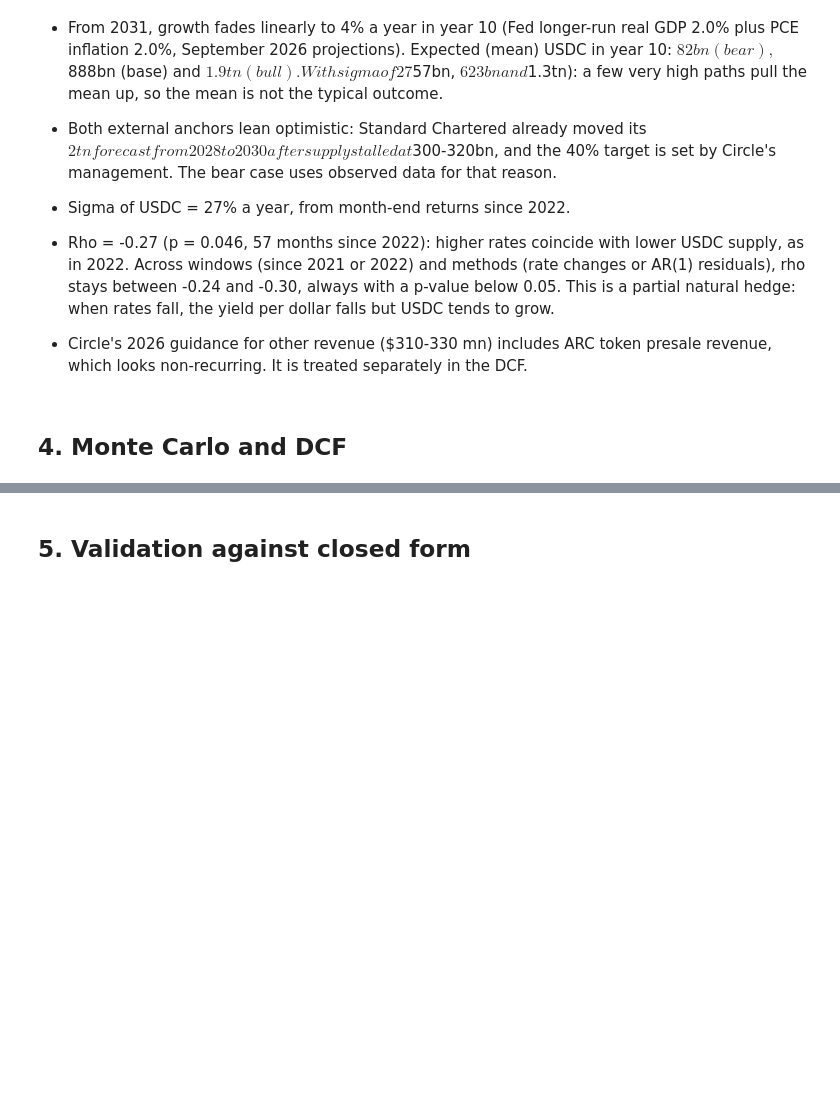
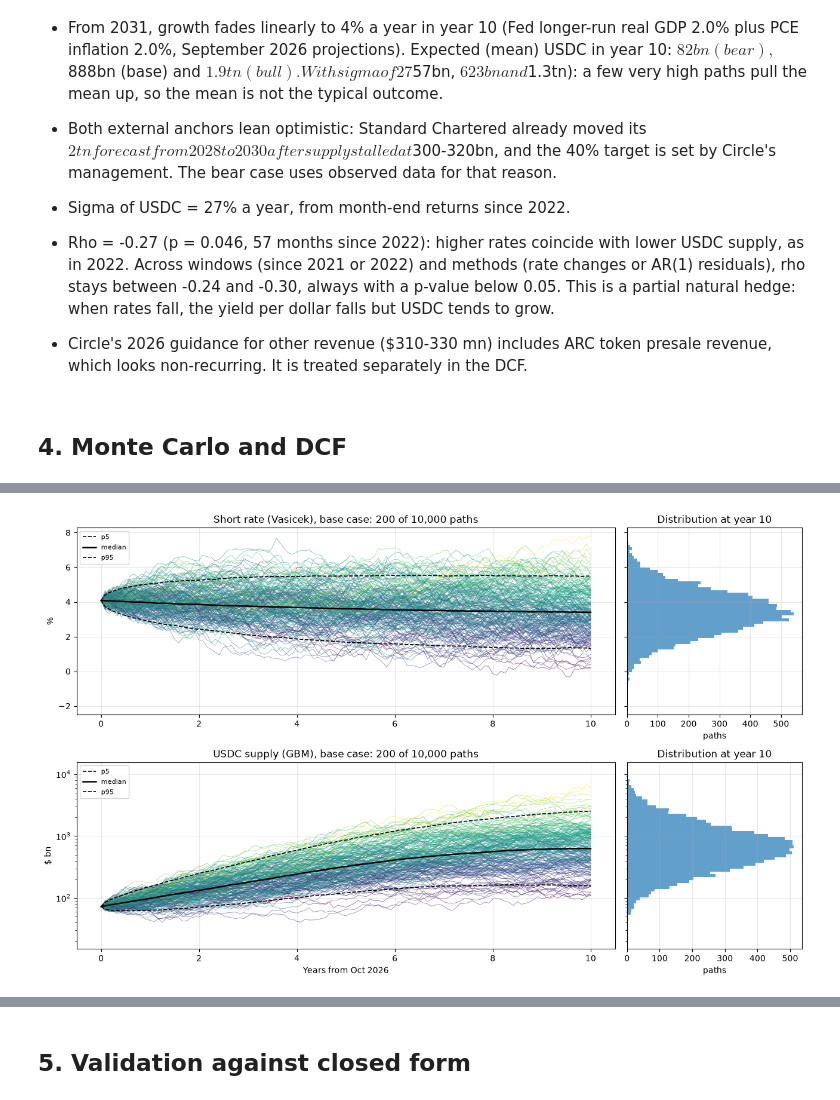
Before and after one commit to ChristopheAbelem/circle-valuation, a Jupyter notebook: notebooks/circle_valuation.ipynb, the cells around one changed output, grey strips where cells are left out. Saved outputs shown, nothing was run; the diff lists cells and outputs as text; code cells hidden in the pictures; blank space fills up the shorter version.

Commit message:
Add section 4.1-4.3: Monte Carlo, cash flows and discount rate

```diff
--- a/notebooks/circle_valuation.ipynb
+++ b/notebooks/circle_valuation.ipynb
@@ -487,0 +488,76 @@ sigma USDC = 0.266 (monthly returns since 2022-01)
+# %%
+N_PATHS = 10_000
+STEPS_PER_YEAR = 12
+n_steps = calib["HORIZON"] * STEPS_PER_YEAR
+dt_sim = 1 / STEPS_PER_YEAR
+times = np.arange(n_steps + 1) * dt_sim  # years from END_DATE
+
+def simulate(rate_case="base", usdc_case="base", n_paths=N_PATHS, seed=42):
+    """Correlated paths of the short rate (Vasicek, exact step) and USDC supply (GBM with time-varying drift, exact step)."""
+    gen = np.random.default_rng(seed)  # fixed seed: same paths every run
+    p = calib["rates"][rate_case]
+    kappa, theta, sig_r = p["kappa"], p["theta"], p["sigma"]
+    sig_s, rho = calib["sigma_usdc"], calib["rho"]
+
+    # Brownian shocks, correlated by Cholesky: z2 = rho * z1 + sqrt(1 - rho^2) * z3
+    z1 = gen.standard_normal((n_paths, n_steps))
+    z3 = gen.standard_normal((n_paths, n_steps))
+    z2 = rho * z1 + np.sqrt(1 - rho**2) * z3
+
+    # Vasicek, exact step: r(t+dt) = theta + (r(t) - theta) * e^(-kappa dt) + sd * z
+    e = np.exp(-kappa * dt_sim)
+    sd_r = sig_r * np.sqrt((1 - e**2) / (2 * kappa))
+    r = np.empty((n_paths, n_steps + 1))
+    r[:, 0] = calib["r0"]
+    for i in range(n_steps):
+        r[:, i + 1] = theta + (r[:, i] - theta) * e + sd_r * z1[:, i]
+
+    # GBM, exact step (Ito): log S rises by (integral of mu over the step) - sigma^2/2 * dt + sigma * sqrt(dt) * z
+    m1 = calib["mu1"][usdc_case]
+    int_mu = np.diff([np.log(expected_usdc(t, m1) / calib["S0"]) for t in times])
+    log_s = np.log(calib["S0"]) + np.cumsum(int_mu - sig_s**2 / 2 * dt_sim + sig_s * np.sqrt(dt_sim) * z2, axis=1)
+    S = np.column_stack([np.full(n_paths, calib["S0"]), np.exp(log_s)])
+    return r, S
+
+r_sim, S_sim = simulate("base", "base")
+
+idx = [STEPS_PER_YEAR * y for y in (1, 5, 10)]
+summary = pd.DataFrame({
+    "rate p5 (%)":   np.percentile(r_sim[:, idx], 5, axis=0) * 100,
+    "rate median (%)": np.median(r_sim[:, idx], axis=0) * 100,
+    "rate p95 (%)":  np.percentile(r_sim[:, idx], 95, axis=0) * 100,
+    "rate < 0 (% of paths)": (r_sim[:, idx] < 0).mean(axis=0) * 100,
+    "USDC p5 ($ bn)":  np.percentile(S_sim[:, idx], 5, axis=0),
+    "USDC median ($ bn)": np.median(S_sim[:, idx], axis=0),
+    "USDC p95 ($ bn)": np.percentile(S_sim[:, idx], 95, axis=0),
+}, index=["year 1", "year 5", "year 10"])
+
+fig, axes = plt.subplots(2, 2, figsize=(13, 8), gridspec_kw={"width_ratios": [4, 1.3]}, sharey="row")
+cmap = plt.get_cmap("viridis")
+n_show = 200  # paths drawn; percentiles use all 10,000
+for row, (data, scale, title, unit, log) in enumerate([
+        (r_sim, 100, "Short rate (Vasicek), base case", "%", False),
+        (S_sim, 1, "USDC supply (GBM), base case", "$ bn", True)]):
+    ax, axh = axes[row]
+    end = np.log(data[:n_show, -1]) if log else data[:n_show, -1]
+    color_pos = (end - end.min()) / (end.max() - end.min())  # colour by where each path ends
+    for i in range(n_show):
+        ax.plot(times, data[i] * scale, lw=0.6, alpha=0.55, color=cmap(color_pos[i]))
+    for q in (5, 50, 95):
+        ax.plot(times, np.percentile(data, q, axis=0) * scale, color="black",
+                lw=1.8 if q == 50 else 1.2, ls="-" if q == 50 else "--", label="median" if q == 50 else f"p{q}")
+    ax.set_title(f"{title}: {n_show} of {N_PATHS:,} paths")
+    ax.set_ylabel(unit); ax.grid(alpha=0.3); ax.legend(loc="upper left", fontsize=8)
+    final = data[:, -1] * scale
+    bins = np.logspace(np.log10(final.min()), np.log10(final.max()), 60) if log else 60
+    axh.hist(final, bins=bins, orientation="horizontal", alpha=0.7)
+    axh.set_title("Distribution at year 10"); axh.set_xlabel("paths"); axh.grid(alpha=0.3)
+    if log:
+        ax.set_yscale("log")
+axes[1][0].set_xlabel("Years from Oct 2026")
+plt.tight_layout()
+plt.show()
+
+summary
+# %% [output]
+[figure, added]
```
Also changed, not shown: parts of 13 cells of this notebook.
